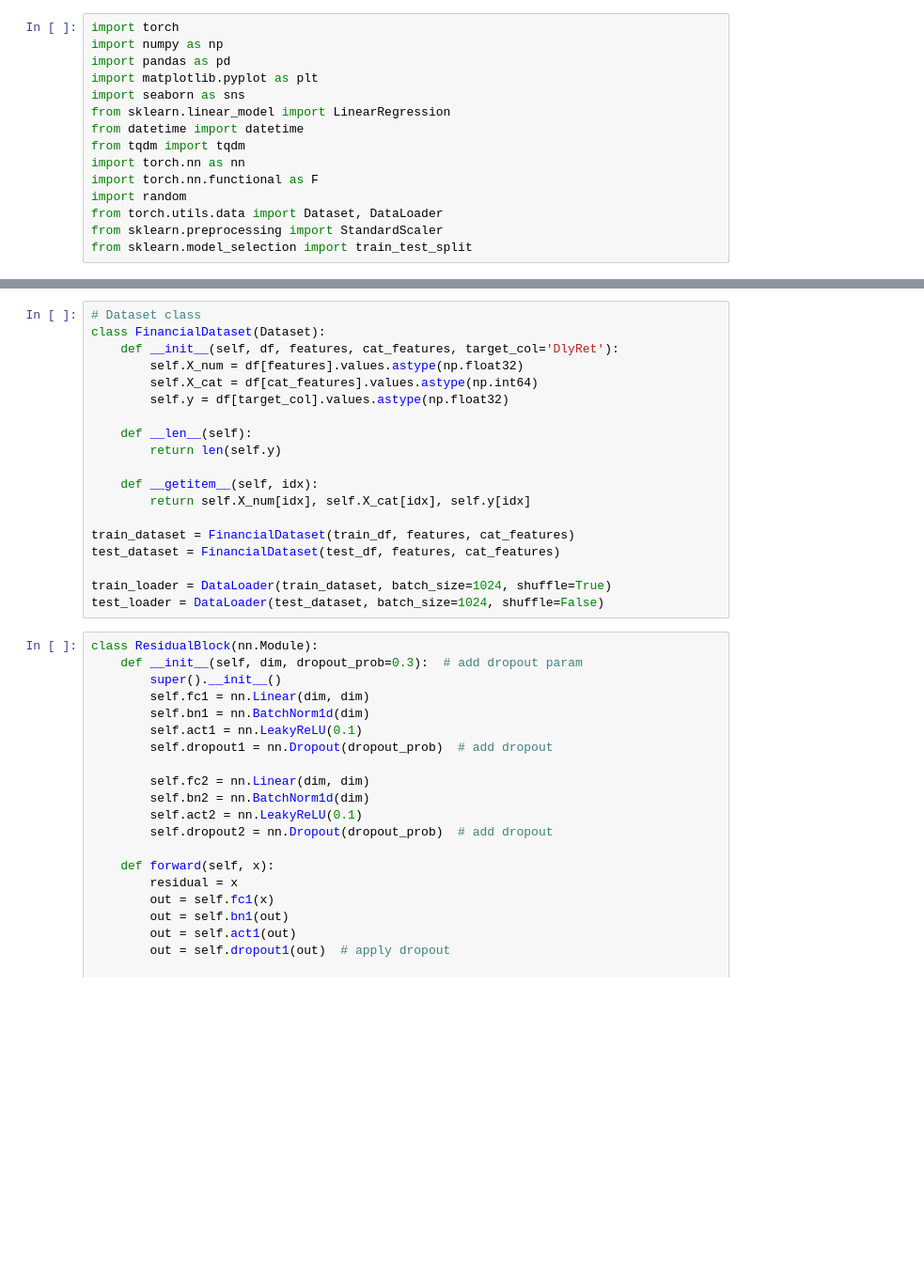
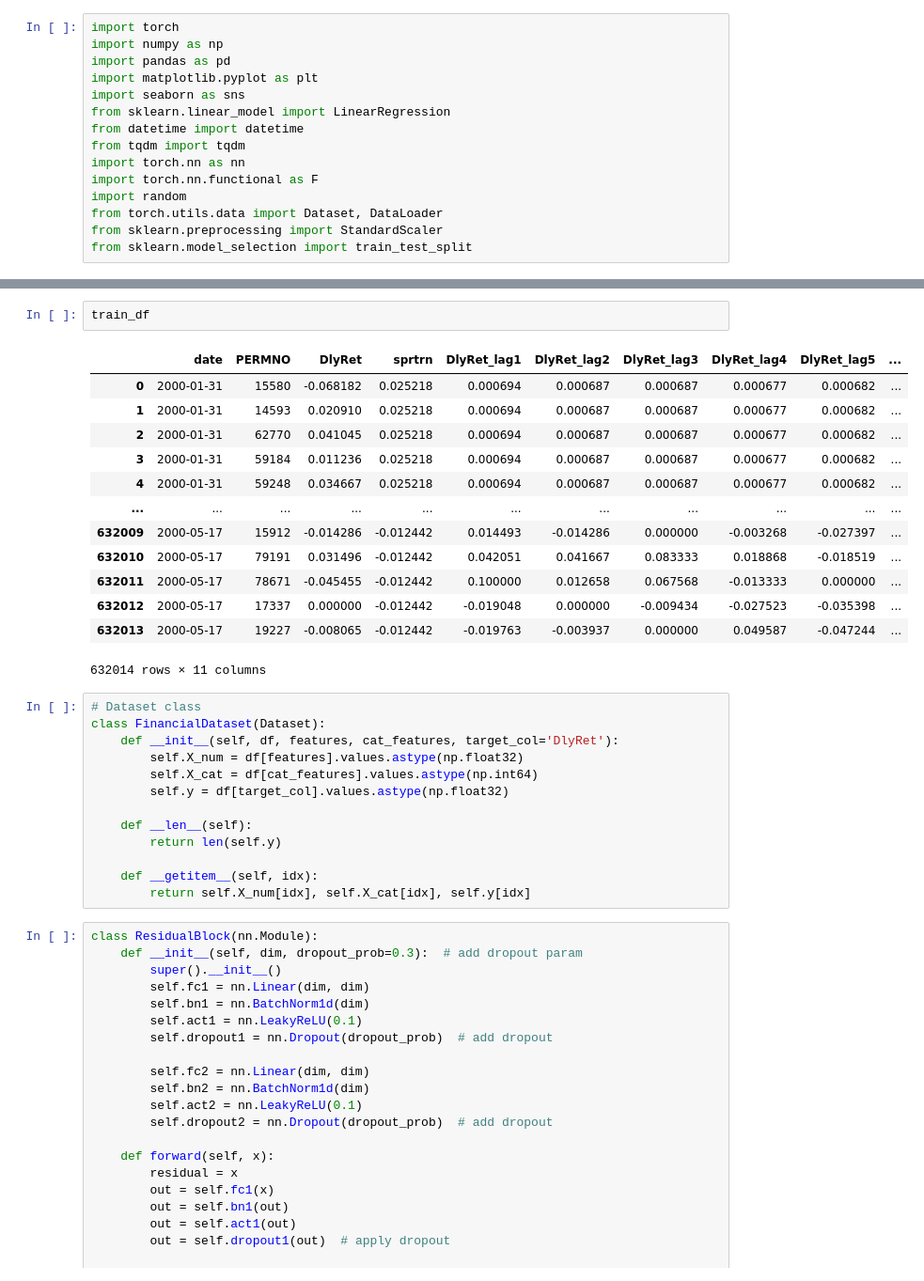
Before and after one commit to mirkorado/ML-Project, a Jupyter notebook: ResidualMLP.ipynb, the cells around one changed output, grey strips where cells are left out. Shown at 94% size. Cells and saved outputs as stored; diff of their text form; blank space fills up the shorter version.

```diff
--- a/ResidualMLP.ipynb
+++ b/ResidualMLP.ipynb
@@ -70,3 +102,19 @@ For example, when doing 'df[col].method(value, inplace=True)', try using 'df.met
+# %%
+train_df
+# %% [output]
+|  | date | PERMNO | DlyRet | sprtrn | DlyRet_lag1 | DlyRet_lag2 | DlyRet_lag3 | DlyRet_lag4 | DlyRet_lag5 | ... |
+| 0 | 2000-01-31 | 15580 | -0.068182 | 0.025218 | 0.000694 | 0.000687 | 0.000687 | 0.000677 | 0.000682 | ... |
+| 1 | 2000-01-31 | 14593 | 0.020910 | 0.025218 | 0.000694 | 0.000687 | 0.000687 | 0.000677 | 0.000682 | ... |
+| 2 | 2000-01-31 | 62770 | 0.041045 | 0.025218 | 0.000694 | 0.000687 | 0.000687 | 0.000677 | 0.000682 | ... |
+| 3 | 2000-01-31 | 59184 | 0.011236 | 0.025218 | 0.000694 | 0.000687 | 0.000687 | 0.000677 | 0.000682 | ... |
+| 4 | 2000-01-31 | 59248 | 0.034667 | 0.025218 | 0.000694 | 0.000687 | 0.000687 | 0.000677 | 0.000682 | ... |
+| ... | ... | ... | ... | ... | ... | ... | ... | ... | ... | ... |
+| 632009 | 2000-05-17 | 15912 | -0.014286 | -0.012442 | 0.014493 | -0.014286 | 0.000000 | -0.003268 | -0.027397 | ... |
+| 632010 | 2000-05-17 | 79191 | 0.031496 | -0.012442 | 0.042051 | 0.041667 | 0.083333 | 0.018868 | -0.018519 | ... |
+| 632011 | 2000-05-17 | 78671 | -0.045455 | -0.012442 | 0.100000 | 0.012658 | 0.067568 | -0.013333 | 0.000000 | ... |
+| 632012 | 2000-05-17 | 17337 | 0.000000 | -0.012442 | -0.019048 | 0.000000 | -0.009434 | -0.027523 | -0.035398 | ... |
+| 632013 | 2000-05-17 | 19227 | -0.008065 | -0.012442 | -0.019763 | -0.003937 | 0.000000 | 0.049587 | -0.047244 | ... |
+632014 rows × 11 columns
 # %%
 # Dataset class
 class FinancialDataset(Dataset):
@@ -80,12 +128,6 @@ class FinancialDataset(Dataset):
 
     def __getitem__(self, idx):
         return self.X_num[idx], self.X_cat[idx], self.y[idx]
-
-train_dataset = FinancialDataset(train_df, features, cat_features)
-test_dataset = FinancialDataset(test_df, features, cat_features)
-
-train_loader = DataLoader(train_dataset, batch_size=1024, shuffle=True)
-test_loader = DataLoader(test_dataset, batch_size=1024, shuffle=False)
 # %%
 class ResidualBlock(nn.Module):
     def __init__(self, dim, dropout_prob=0.3):  # add dropout param
```
Also changed, not shown: parts of 15 cells of this notebook.
